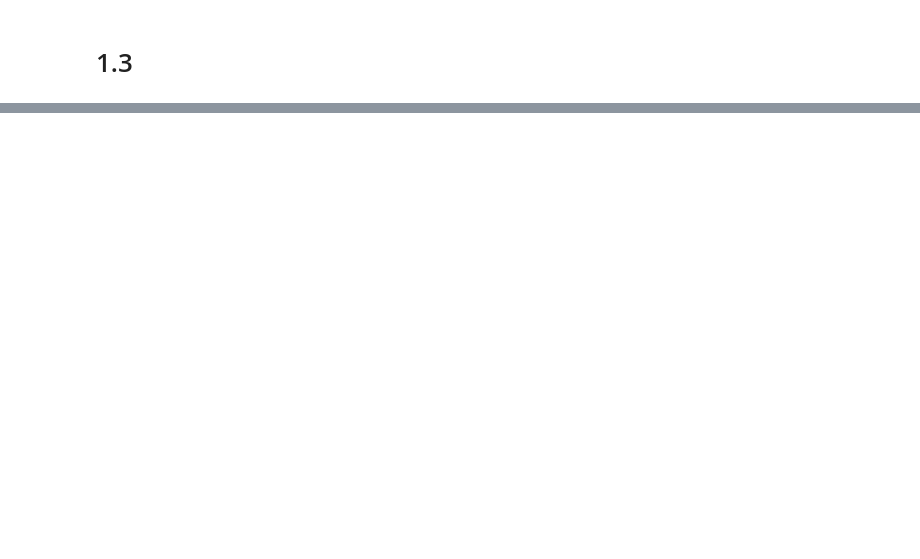
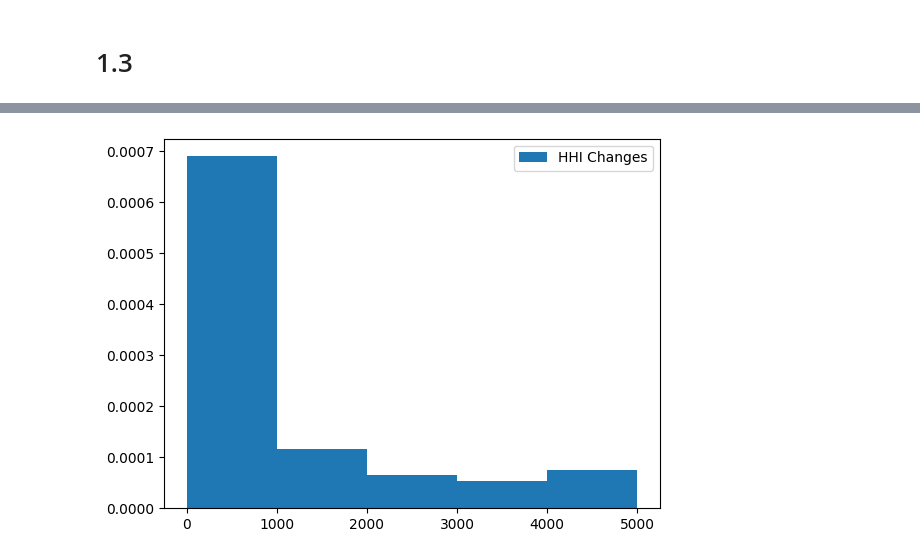
Before and after one commit to Jkimoon/2025S, a Jupyter notebook: IO2_HW3.ipynb, the cells around one changed output, grey strips where cells are left out. Saved outputs shown, nothing was run; the diff lists cells and outputs as text; code cells hidden in the pictures; blank space fills up the shorter version.

```diff
--- a/IO2_HW3.ipynb
+++ b/IO2_HW3.ipynb
@@ -132,0 +454,5 @@ plt.legend(["Markups"]);
+# %%
+hhi = results.compute_hhi()
+costs = results.compute_costs()
+profits = results.compute_profits(costs=costs)
+cs = results.compute_consumer_surpluses()
@@ -132,0 +471,3 @@ plt.legend(["Markups"]);
+# %%
+# merge between B6, NK
+product_data['merger_ids'] = product_data['firm_ids'].replace('AA', 'DL')
@@ -132,0 +483,5 @@ plt.legend(["Markups"]);
+# %%
+changed_prices = results.compute_prices(
+    firm_ids=product_data['merger_ids'],
+    costs=costs
+)
@@ -132,0 +491,2 @@ plt.legend(["Markups"]);
+# %%
+changed_shares =  results.compute_shares(changed_prices)
@@ -132,0 +496,8 @@ plt.legend(["Markups"]);
+# %%
+changed_hhi = results.compute_hhi(
+    firm_ids=product_data['merger_ids'],
+    shares=changed_shares
+)
+plt.hist(changed_hhi - hhi, bins=5, density = True);
+plt.legend(["HHI Changes"]);
+# %% [output]
@@ -132,0 +506 @@ plt.legend(["Markups"]);
+[figure, added]
```
Also changed, not shown: parts of 98 cells of this notebook.
